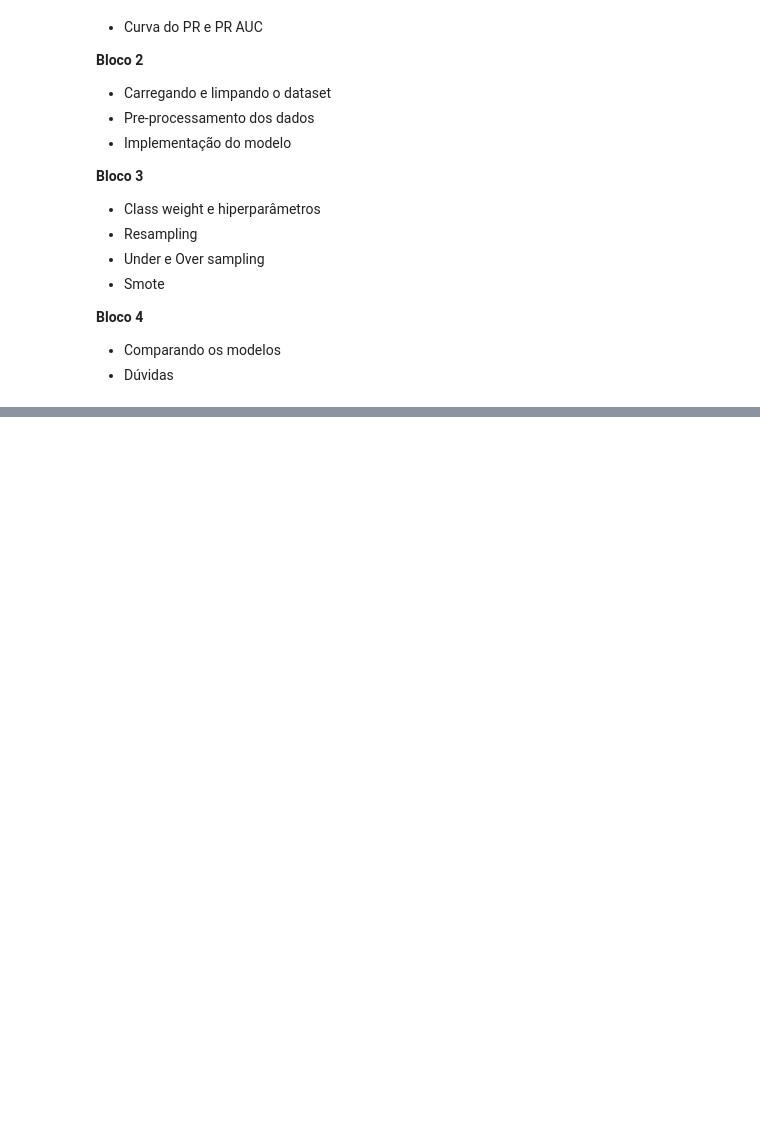
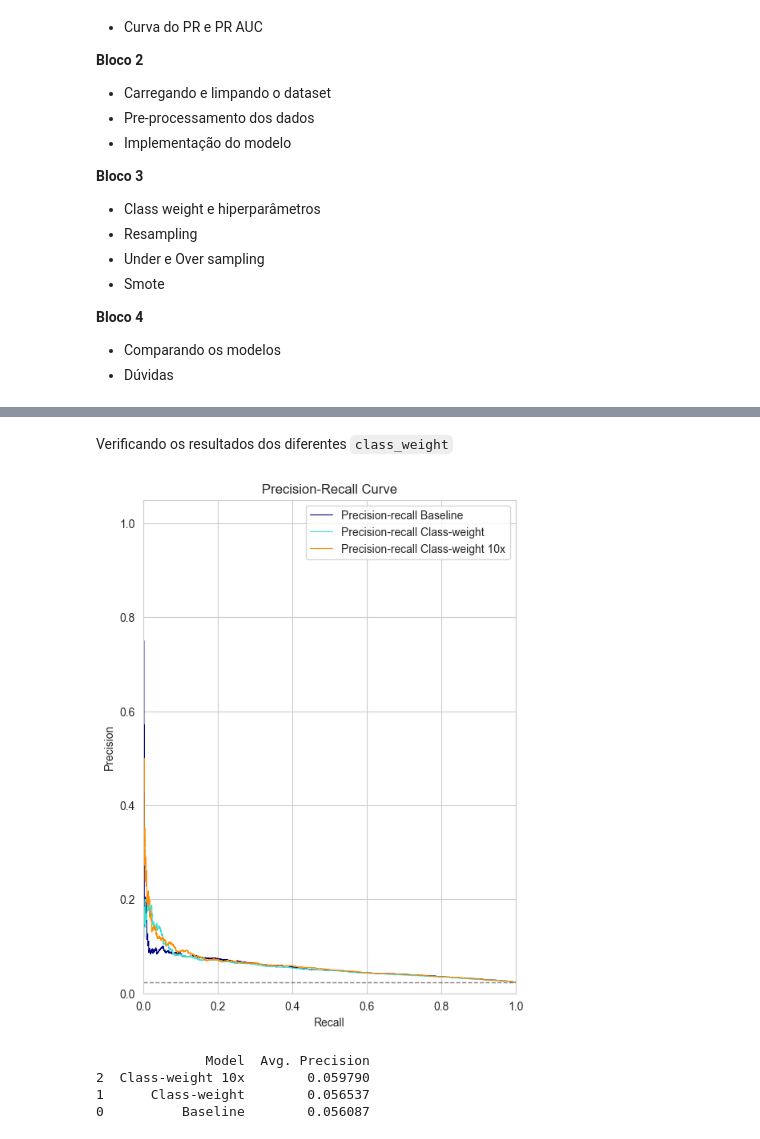
Before and after one commit to marcusos/tera-lessons, a Jupyter notebook: balanceamento_datasets/aula_balanceamento_datasets_v1.ipynb, the cells around one changed output, grey strips where cells are left out. Cells and saved outputs as stored; diff of their text form; code cells hidden in the pictures; blank space fills up the shorter version.

```diff
--- a/balanceamento_datasets/aula_balanceamento_datasets_v1.ipynb
+++ b/balanceamento_datasets/aula_balanceamento_datasets_v1.ipynb
@@ -53,0 +381,59 @@ import
+# %% [markdown]
+Verificando os resultados dos diferentes `class_weight`
+# %%
+# Lista dos modelos
+models = [model_baseline, model_weighted, model_weighted_10,]
+
+# Nome dos modelos
+models_labels = ['Baseline', 'Class-weight', 'Class-weight 10x']
+
+# Função usada para plotar a curva do Precision-Recall e para retornar o Avg. Precision (AUC), recebendo como input os modelos treinandos e nome desses modelos (labels)
+def plot_precision_recall_curve(models, labels):
+    # setup plot details
+    colors = cycle(["navy", "turquoise", "darkorange", "cornflowerblue", "teal"])
+    avg_precisions = []
+    _, ax = plt.subplots(figsize=(6, 8))
+
+    # Para cada modelo plotar a curva do Precision-Recall
+    for model, label, color in zip(models, labels, colors):
+        # Retornando a probabilidade de pertencer a classe 1 (default)
+        y_score = model.predict_proba(X_test)[:,1]
+
+        # Computando as métricas
+        precision,recall,_ = precision_recall_curve(y_test, y_score)
+        avg_precision = average_precision_score(y_test, y_score)
+        avg_precisions.append(avg_precision)
+
+        display = PrecisionRecallDisplay(
+            recall=recall,
+            precision=precision,
+            #average_precision=avg_precision,
+        )
+        display.plot(ax=ax, name=f"Precision-recall {label}", color=color, linewidth=0.8)
+
+
+    handles, labels = display.ax_.get_legend_handles_labels()
+    ax.set_xlim([0.0, 1.0])
+    ax.set_ylim([0.0, 1.05])
+
+    plt.axhline(default_ratio, linestyle='--', color='black', alpha=0.5, linewidth=1)
+
+    ax.legend(handles=handles, labels=labels, loc="best")
+    ax.set_title("Precision-Recall Curve")
+
+    result = pd.DataFrame({
+        'Model': models_labels,
+        'Avg. Precision': avg_precisions
+    })
+
+    plt.show()
+    return result.sort_values(by='Avg. Precision', ascending=False)
+
+result = plot_precision_recall_curve(models, models_labels)
+print(result)
+# %% [output]
+[figure, added]
+              Model  Avg. Precision
+2  Class-weight 10x        0.059790
+1      Class-weight        0.056537
+0          Baseline        0.056087
```
Also changed, not shown: parts of 65 cells of this notebook, 5 other files.
